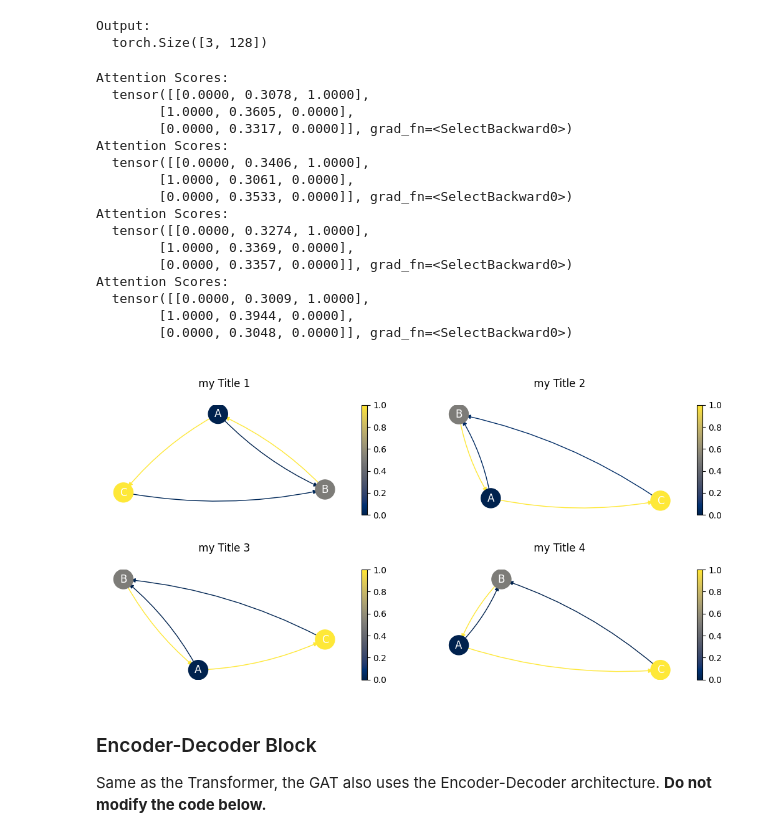
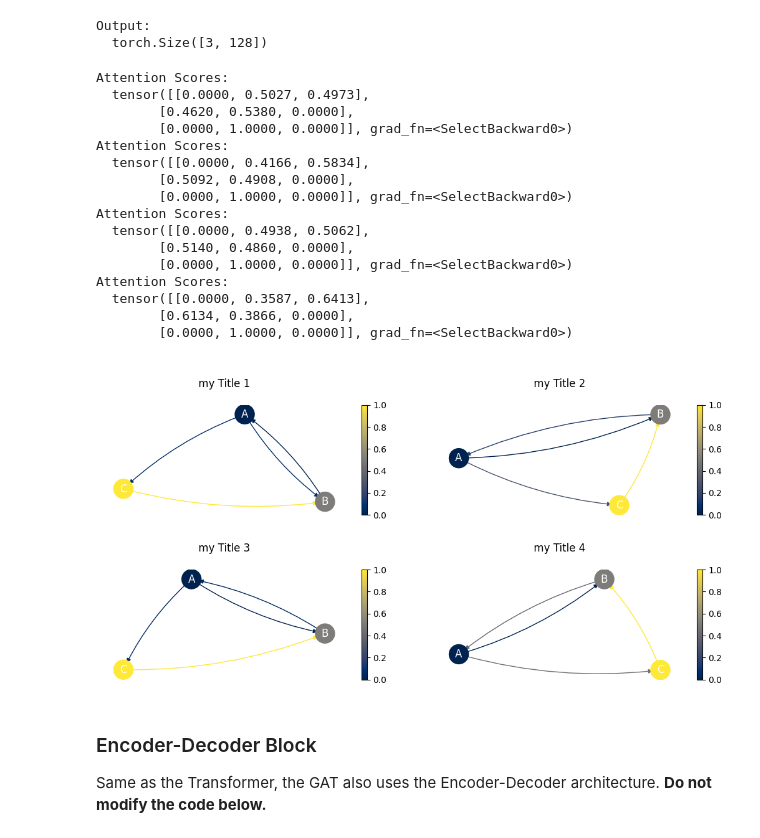
Before and after one commit to LM1997610/AdvancedML, a Jupyter notebook: Assignment_3/Theory/AML_theory_inprogress.ipynb, the cells around one changed output. Cells and saved outputs as stored; diff of their text form; code cells hidden in the pictures.

```diff
--- a/Assignment_3/Theory/AML_theory_inprogress.ipynb
+++ b/Assignment_3/Theory/AML_theory_inprogress.ipynb
@@ -972,7 +972,7 @@ class GraphAttentionLayer(nn.Module):
         self.a = nn.Parameter(torch.empty(size=(heads, 2*self.n_hidden, 1)))
         nn.init.xavier_uniform_(self.a.data, gain=1.414)
 
-        self.softmax = nn.Softmax(dim=1)
+        self.softmax = nn.Softmax(dim=2)
 
         self.attention = RawAttentionScores(out_features, dropout, alpha,
                                          n_heads=self.heads, concat=self.concat)
@@ -988,7 +988,7 @@ class GraphAttentionLayer(nn.Module):
         # Divide h into heads
         ''' Add your code below '''
 
-        h = h.view(self.heads, -1, self.n_hidden)
+        h = h.view(self.heads, n_nodes, self.n_hidden)
 
         # Calculate attention scores using AttentionCoefficients
         ''' Add your code below '''
@@ -1011,10 +1011,10 @@ class GraphAttentionLayer(nn.Module):
         ''' Add your code below '''
 
         if self.concat:
-          h_prime = h_prime.view(self.in_features, -1)
+          h_prime = h_prime.view(n_nodes, self.out_features)
 
         else:
-          h_prime = torch.mean(h_prime, dim=1)
+          h_prime = torch.mean(h_prime, dim=0)
 
         return h_prime, attention_scores
 # %% [markdown]
@@ -1040,37 +1040,37 @@ Output:
 # %%
 fig, axes = plt.subplots(2, 2, figsize=(11, 5))
 fig.tight_layout()
 
 plt.subplots_adjust(wspace=0.1, hspace=0.5)
 
 for i in range(attention_scores.shape[0]):
 
     print('Attention Scores:\n ', attention_scores[i])
 
     row, col = i//2, i%2
-    ax = axes[row, col]
 
-    ax = plot_graph((np.round(attention_scores.detach().numpy(),2))[i], labels={0: 'A', 1: 'B', 2: 'C'}, ax = ax)
+    ax = plot_graph((np.round(attention_scores.detach().numpy(),2))[i], labels={0: 'A', 1: 'B', 2: 'C'}, ax = axes[row, col])
     ax.set_title(f'\n my Title {i + 1} \n')
+
 plt.show()
 # %% [output]
 Attention Scores:
-  tensor([[0.0000, 0.3078, 1.0000],
-        [1.0000, 0.3605, 0.0000],
-        [0.0000, 0.3317, 0.0000]], grad_fn=<SelectBackward0>)
+  tensor([[0.0000, 0.5027, 0.4973],
+        [0.4620, 0.5380, 0.0000],
+        [0.0000, 1.0000, 0.0000]], grad_fn=<SelectBackward0>)
 Attention Scores:
-  tensor([[0.0000, 0.3406, 1.0000],
-        [1.0000, 0.3061, 0.0000],
-        [0.0000, 0.3533, 0.0000]], grad_fn=<SelectBackward0>)
+  tensor([[0.0000, 0.4166, 0.5834],
+        [0.5092, 0.4908, 0.0000],
+        [0.0000, 1.0000, 0.0000]], grad_fn=<SelectBackward0>)
 Attention Scores:
-  tensor([[0.0000, 0.3274, 1.0000],
-        [1.0000, 0.3369, 0.0000],
-        [0.0000, 0.3357, 0.0000]], grad_fn=<SelectBackward0>)
+  tensor([[0.0000, 0.4938, 0.5062],
+        [0.5140, 0.4860, 0.0000],
+        [0.0000, 1.0000, 0.0000]], grad_fn=<SelectBackward0>)
 Attention Scores:
-  tensor([[0.0000, 0.3009, 1.0000],
-        [1.0000, 0.3944, 0.0000],
-        [0.0000, 0.3048, 0.0000]], grad_fn=<SelectBackward0>)
+  tensor([[0.0000, 0.3587, 0.6413],
+        [0.6134, 0.3866, 0.0000],
+        [0.0000, 1.0000, 0.0000]], grad_fn=<SelectBackward0>)
-[figure, old version]
+[figure, new version]
 # %% [markdown]
 ### Encoder-Decoder Block
 
```
Also changed, not shown: parts of 3 cells of this notebook.
